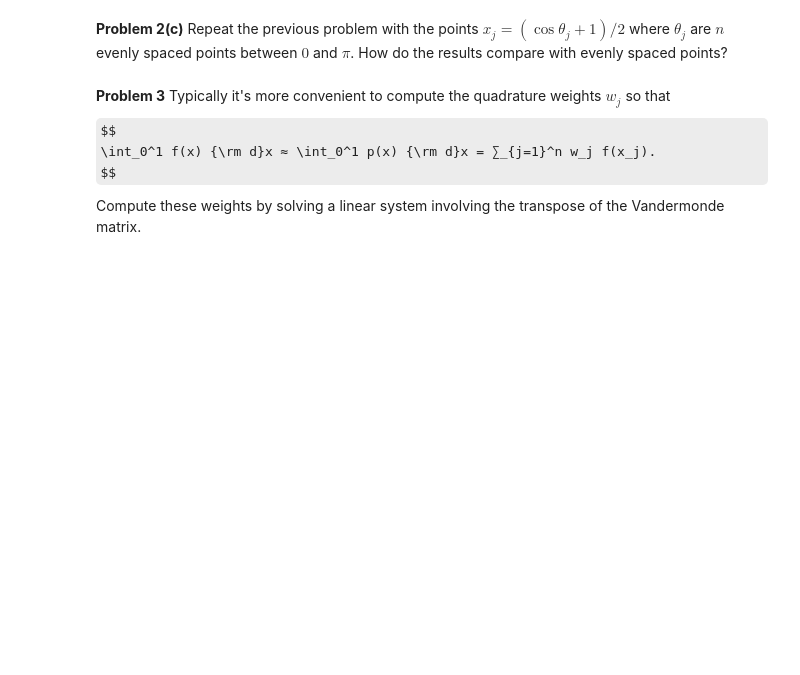
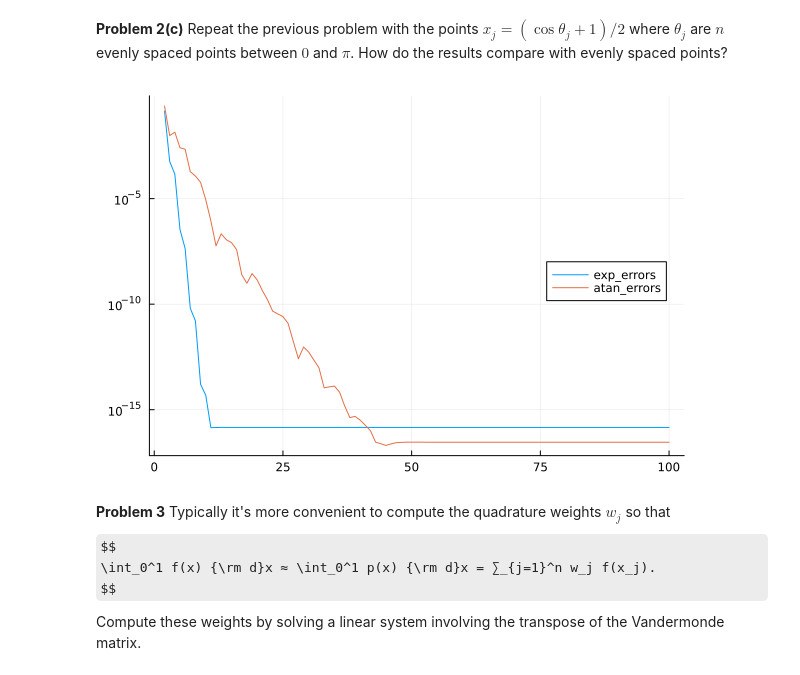
Before and after one commit to lovelife383/MATH50003NumericalAnalysis, a Jupyter notebook: labs/lab7.ipynb, the cells around one changed output. Cells and saved outputs as stored; diff of their text form; code cells hidden in the pictures; some formulas as TeX source; blank space fills up the shorter version.

```diff
--- a/labs/lab7.ipynb
+++ b/labs/lab7.ipynb
@@ -197,3 +200,12 @@ between $0$ and $π$. How do the results compare with evenly spaced points?
+# %%
+f = y -> (cos(y) + 1)/2
+x = n -> f.(range(0, big(pi), n))
+errors_exp = [nanabs(interpolatoryquadrature(exp.(x(n)), x(n)) + 1 - exp(1)) for n in 2:100]
+errors_atan = [nanabs(interpolatoryquadrature(f2.(x(n)),x(n)) - atan(5)/5) for n in 2:100]
+plot(2:100, errors_exp; label="exp_errors", yscale=:log10, legend=:right)
+plot!(2:100, errors_atan; label="atan_errors")
+# %% [output]
+[figure, added]
 # %% [markdown]
 **Problem 3** Typically it's more convenient to compute the quadrature weights $w_j$ so that
 $$
```
Also changed, not shown: parts of 5 cells of this notebook.
